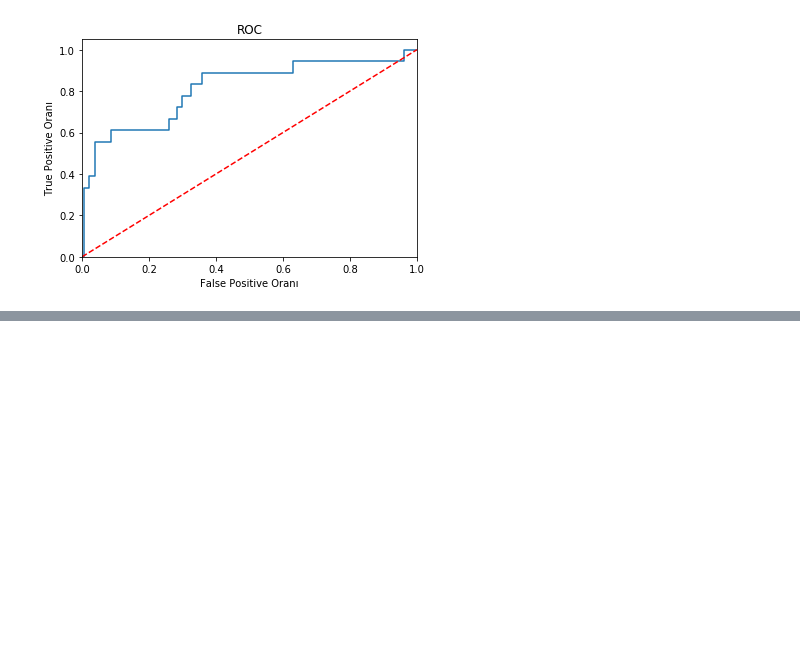
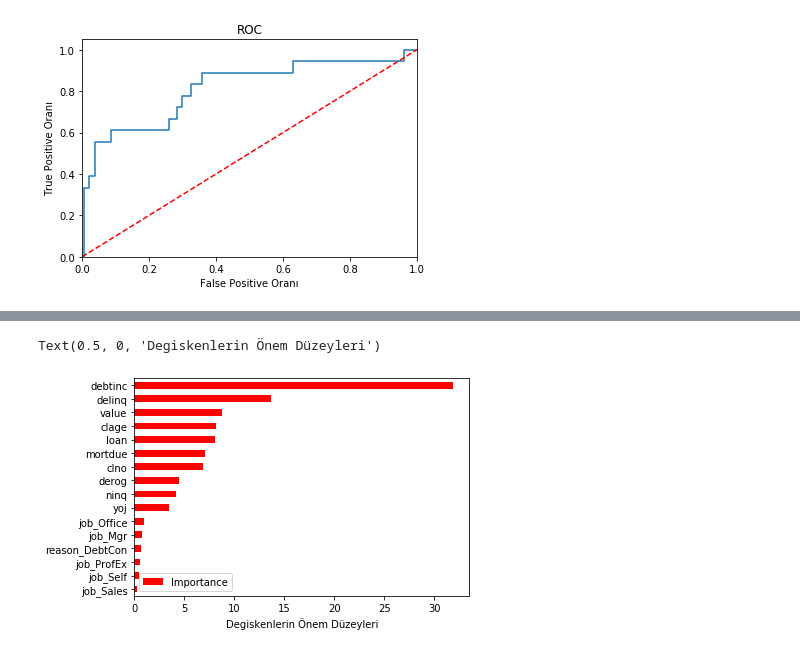
Before and after one commit to Kodluyoruz-Ankara-Veri-Bilimi/Assignment_Ayse_ILKAY, a Jupyter notebook: bank_dataset_hmelq.ipynb, the cells around one changed output, grey strips where cells are left out. Cells and saved outputs as stored; diff of their text form; code cells hidden in the pictures; blank space fills up the shorter version.

```diff
--- a/bank_dataset_hmelq.ipynb
+++ b/bank_dataset_hmelq.ipynb
@@ -640,0 +1016,7 @@ plt.show()
+# %%
+rf_cv_model=GridSearchCV(rf_model,
+                       rf_params,
+                       cv=10,
+                       n_jobs=-1,verbose=2)
+# %%
+rf_cv_model.fit(X_train,y_train)
@@ -640,0 +1058,7 @@ plt.show()
+# %%
+rf_tuned=RandomForestClassifier(max_depth= 10,
+ max_features=0.25,
+ min_samples_split= 5,
+ n_estimators= 500)
+# %%
+rf_tuned.fit(X_train,y_train)
@@ -640,0 +1089,13 @@ plt.show()
+# %%
+# degisken önem düzeyi bulma
+Importance=pd.DataFrame({"Importance":rf_tuned.feature_importances_*100},
+                       index=X_train.columns)
+Importance.sort_values(by="Importance",
+                       axis=0,
+                       ascending=True).plot(kind="barh",
+                                            color="r")
+
+plt.xlabel("Degiskenlerin Önem Düzeyleri")
+# %% [output]
+Text(0.5, 0, 'Degiskenlerin Önem Düzeyleri')
+[figure, added]
```
Also changed, not shown: parts of 106 cells of this notebook, 1 other file.
